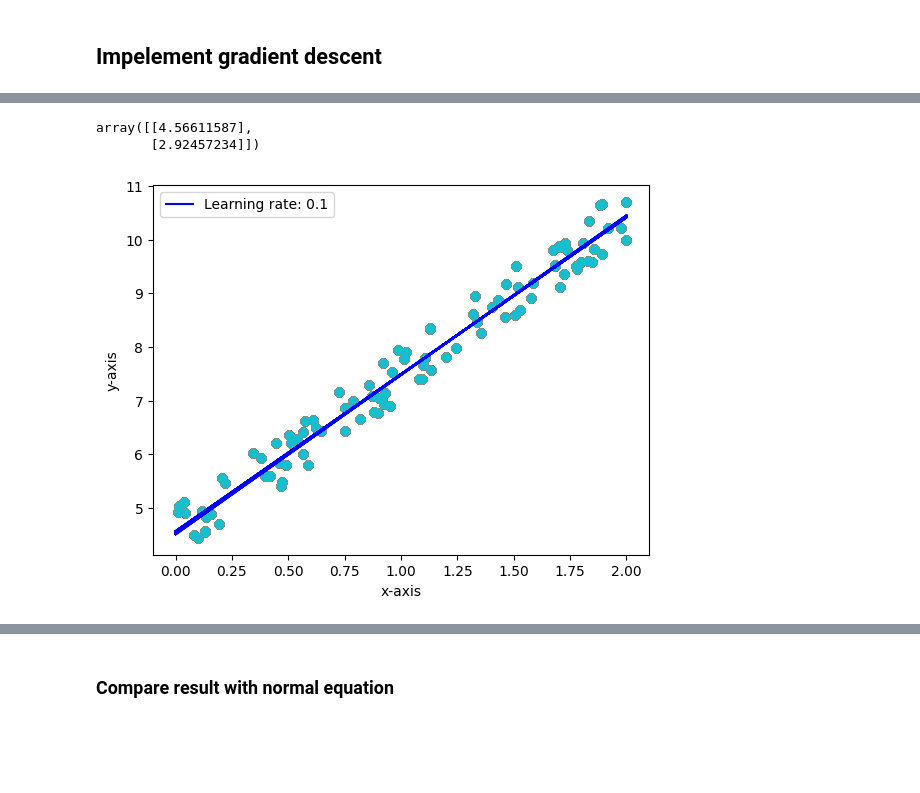
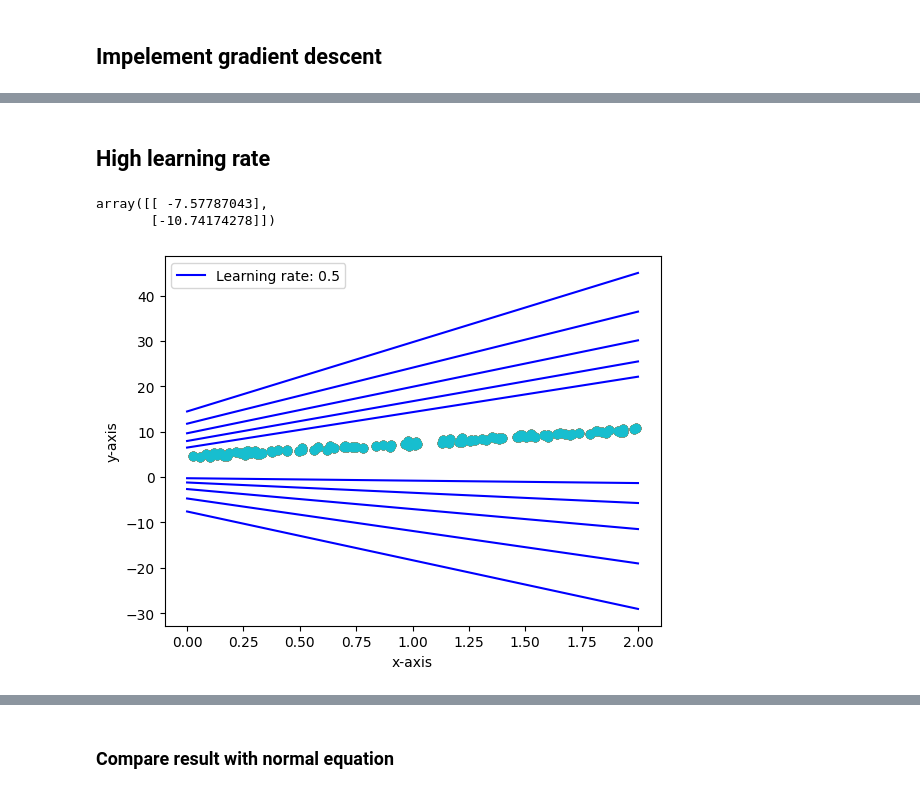
Before and after one commit to rohit-kamble1/ML-Algorithms, a Jupyter notebook: Gradient_Descent.ipynb, the cells around one changed output, grey strips where cells are left out. Cells and saved outputs as stored; diff of their text form; code cells hidden in the pictures; blank space fills up the shorter version.

```diff
--- a/Gradient_Descent.ipynb
+++ b/Gradient_Descent.ipynb
@@ -13,7 +13,6 @@ x_new_b = np.c_[np.ones((2,1)), x_new]
 # %% [markdown]
 ## Impelement gradient descent
 # %%
-eta = 0.1 #learning rate
 theta = np.random.rand(2,1)
 m = 100
-n_iteration = 100
+n_iteration = 10
@@ -19,0 +21,13 @@ n_iteration = 100
+# %%
+for i in range(n_iteration):
+    eta = 0.1 #learning rate
+    gradient = 2/m * (x_b.T).dot(x_b.dot(theta)- y)
+    theta = theta - eta * gradient
+    y_predict = x_new_b.dot(theta)
+    plt.plot(x_new, y_predict, 'b-')
+    plt.scatter(x, y)
+    plt.xlabel('x-axis')
+    plt.ylabel('y-axis')
+    plt.legend([f"Learning rate: {eta}"])
+
+theta
@@ -20,16 +38,19 @@ n_iteration = 100
+# %% [markdown]
+## High learning rate
 # %%
 for i in range(n_iteration):
+    eta = 0.5
     gradient = 2/m * (x_b.T).dot(x_b.dot(theta)- y)
     theta = theta - eta * gradient
     y_predict = x_new_b.dot(theta)
     plt.plot(x_new, y_predict, 'b-')
     plt.scatter(x, y)
     plt.xlabel('x-axis')
     plt.ylabel('y-axis')
     plt.legend([f"Learning rate: {eta}"])
 
 theta
 # %% [output]
-array([[4.56611587],
-       [2.92457234]])
+array([[ -7.57787043],
+       [-10.74174278]])
-[figure, old version]
+[figure, new version]
```
Also changed, not shown: parts of 5 cells of this notebook.
